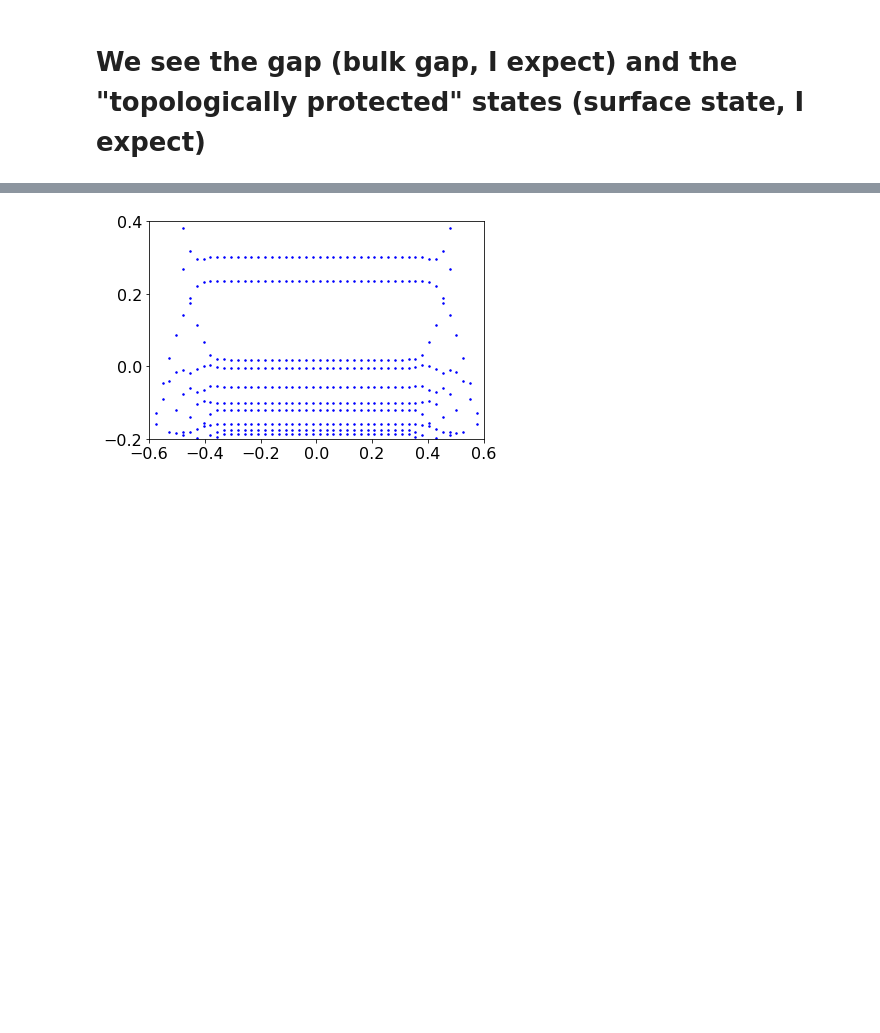
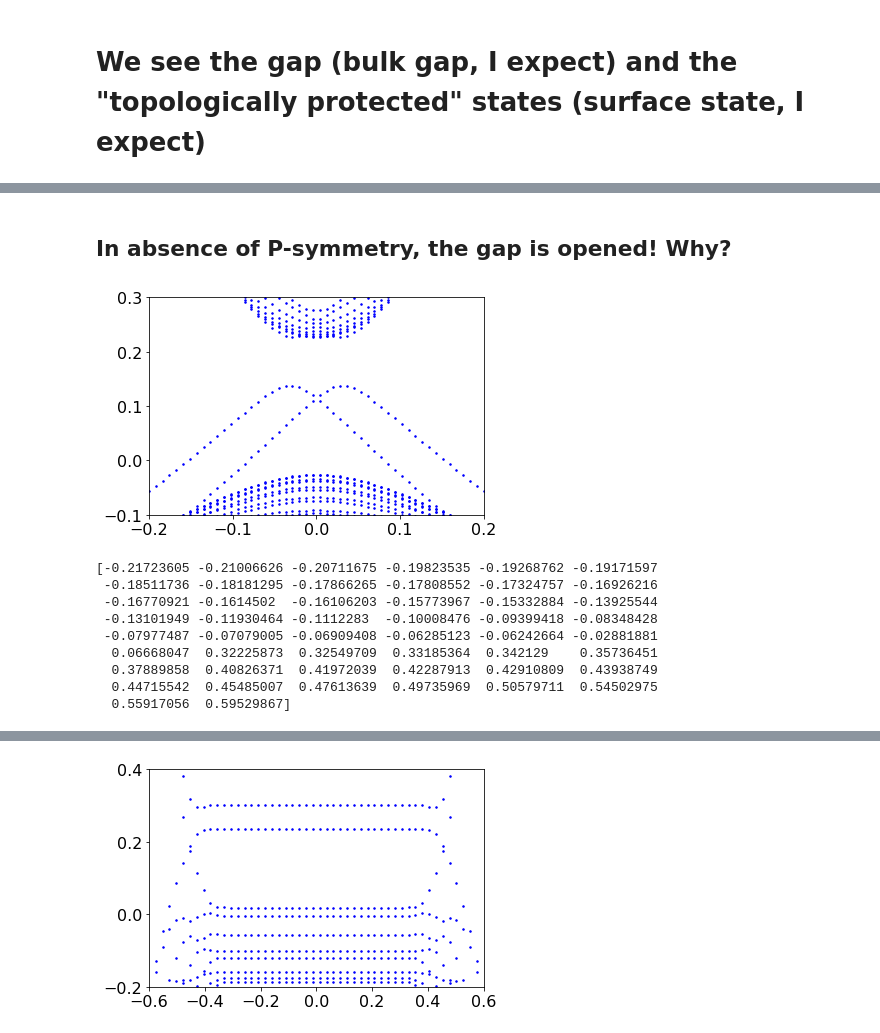
Before and after one commit to tyomaiva/Topological-matter-other, a Jupyter notebook: Topological-insulator.ipynb, the cells around one changed output, grey strips where cells are left out. Saved outputs shown, nothing was run; the diff lists cells and outputs as text; code cells hidden in the pictures; blank space fills up the shorter version.

```diff
--- a/Topological-insulator.ipynb
+++ b/Topological-insulator.ipynb
@@ -27,0 +42,22 @@ spectrum_plot(evals, -0.3, 0.3, 20)
+# %% [markdown]
+## In absence of P-symmetry, the gap is opened! Why?
+# %%
+params = copy(ParametersDefault)
+params.b0 = 0.1
+params.py = 0.02
+evals, evecs = pSweep(fsysDefault, params, -0.2, 0.2, 50, 'pzSweep')
+plt = spectrum_plot(evals, -0.2, 0.2, 50, ShowPlot = False)
+plt.ylim(-0.1,0.3)
+plt.show()
+print(evals[12])
+# %% [output]
+[figure, added]
+[-0.21723605 -0.21006626 -0.20711675 -0.19823535 -0.19268762 -0.19171597
+ -0.18511736 -0.18181295 -0.17866265 -0.17808552 -0.17324757 -0.16926216
+ -0.16770921 -0.1614502  -0.16106203 -0.15773967 -0.15332884 -0.13925544
+ -0.13101949 -0.11930464 -0.1112283  -0.10008476 -0.09399418 -0.08348428
+ -0.07977487 -0.07079005 -0.06909408 -0.06285123 -0.06242664 -0.02881881
+  0.06668047  0.32225873  0.32549709  0.33185364  0.342129    0.35736451
+  0.37889858  0.40826371  0.41972039  0.42287913  0.42910809  0.43938749
+  0.44715542  0.45485007  0.47613639  0.49735969  0.50579711  0.54502975
+  0.55917056  0.59529867]
```
Also changed, not shown: parts of 6 cells of this notebook, 1 other file.
